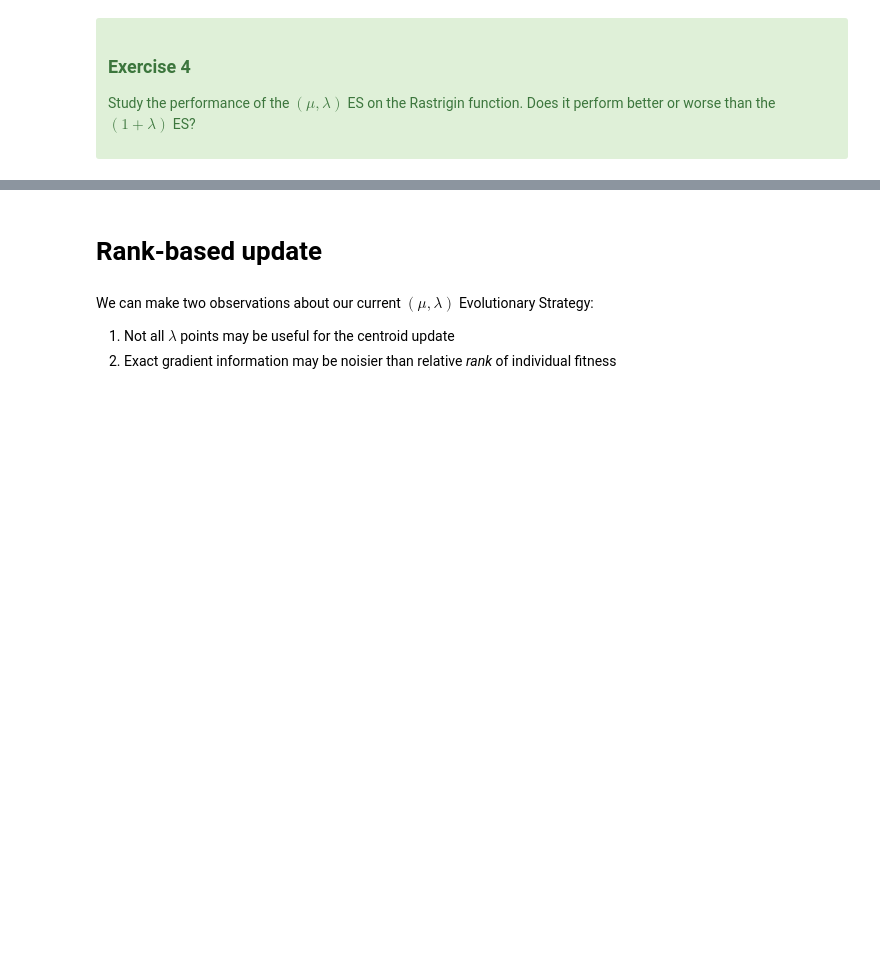
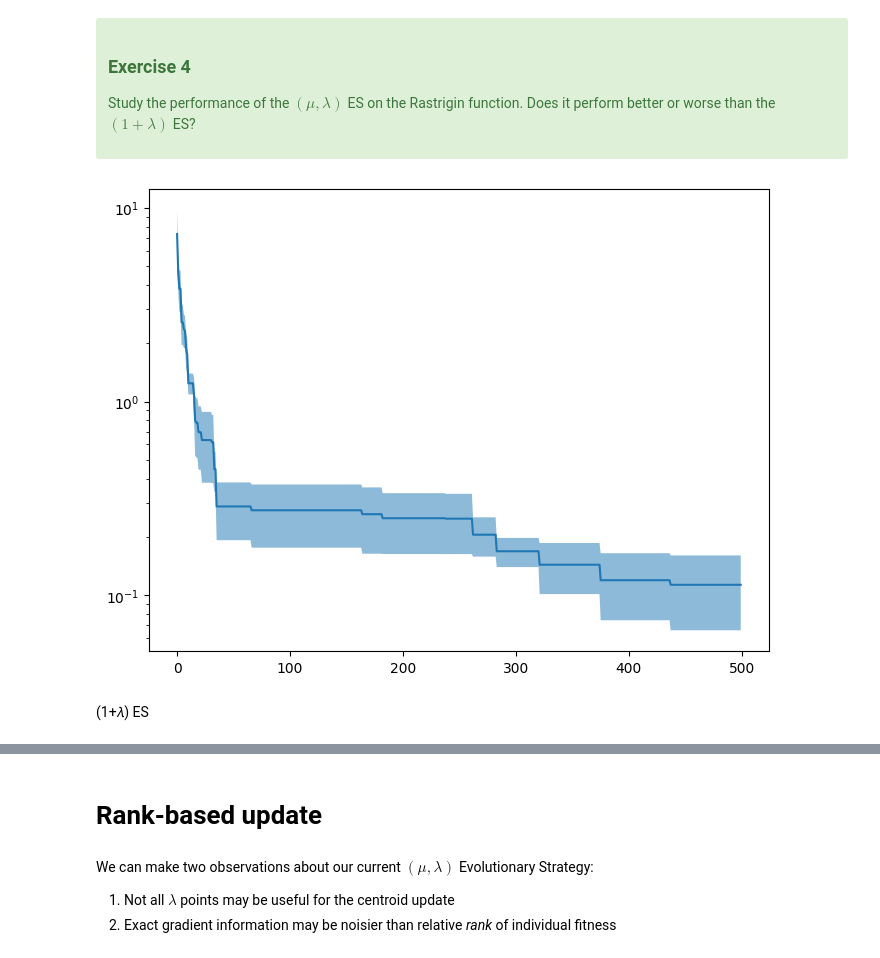
Before and after one commit to jhzhang07/Speech_Emotion_Recognition, a Jupyter notebook: workshop5.ipynb, the cells around one changed output, grey strips where cells are left out. Cells and saved outputs as stored; diff of their text form; code cells hidden in the pictures; blank space fills up the shorter version.

```diff
--- a/workshop5.ipynb
+++ b/workshop5.ipynb
@@ -383,3 +387,28 @@ plt.yscale('log')
 
 Study the performance of the $(\mu, \lambda)$ ES on the Rastrigin function. Does it perform better or worse than the  $(1+\lambda)$ ES?
 </div>
+# %%
+import numpy as np
+
+def rastrigin(x, A=10):
+    return A * len(x) + sum([(xi**2 - A * np.cos(2 * np.pi * xi)) for xi in x])
+# %%
+fff = lambda x: rastrigin(x)
+reps = []
+for i in range(5):
+    x = np.random.randn(2)
+    fits, _ = mu_lambda(x, fff, gens=500, lam = 15, alpha = 0.4)
+    reps += [fits]
+reps = np.array(reps)
+reps_mean = np.mean(reps, 0)
+reps_std = np.std(reps, 0)
+# %%
+fig = plt.figure(figsize=(8, 6))
+plt.fill_between(range(len(reps[0])), reps_mean+0.5*reps_std, reps_mean-0.5*reps_std, alpha=0.5)
+plt.plot(range(len(reps[0])), reps_mean)
+plt.yscale('log')
+# %% [output]
+[figure, added]
+# %% [markdown]
+(1+𝜆)
+  ES
```
Also changed, not shown: parts of 7 cells of this notebook.
